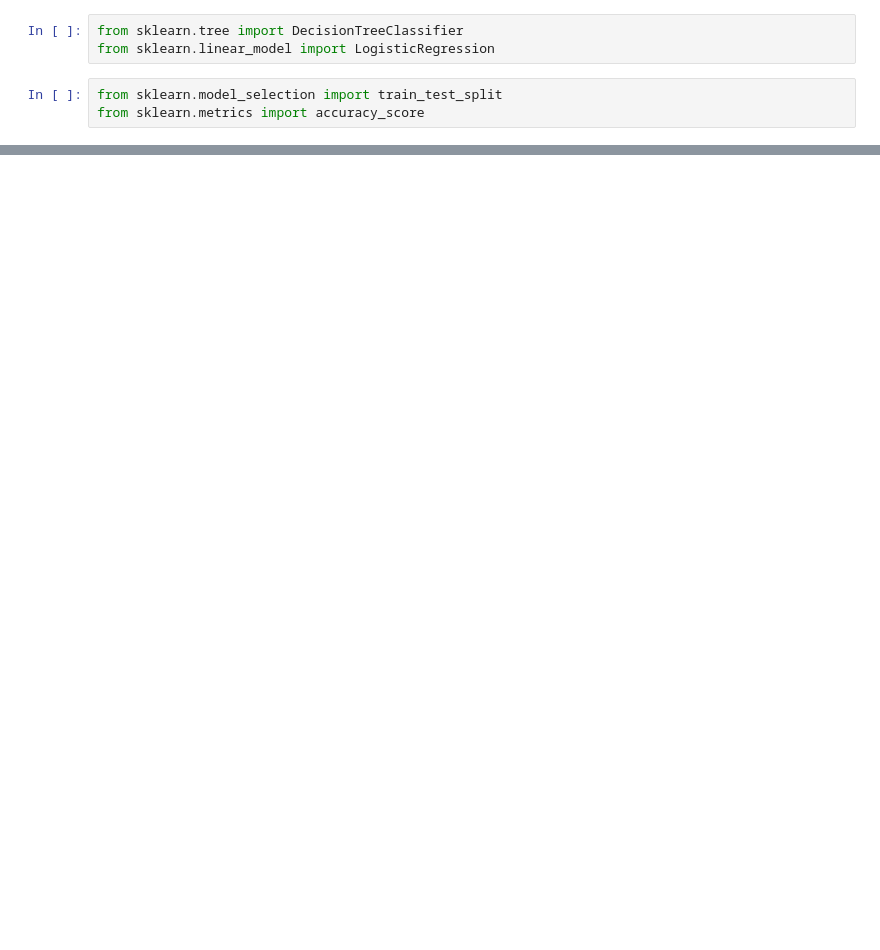
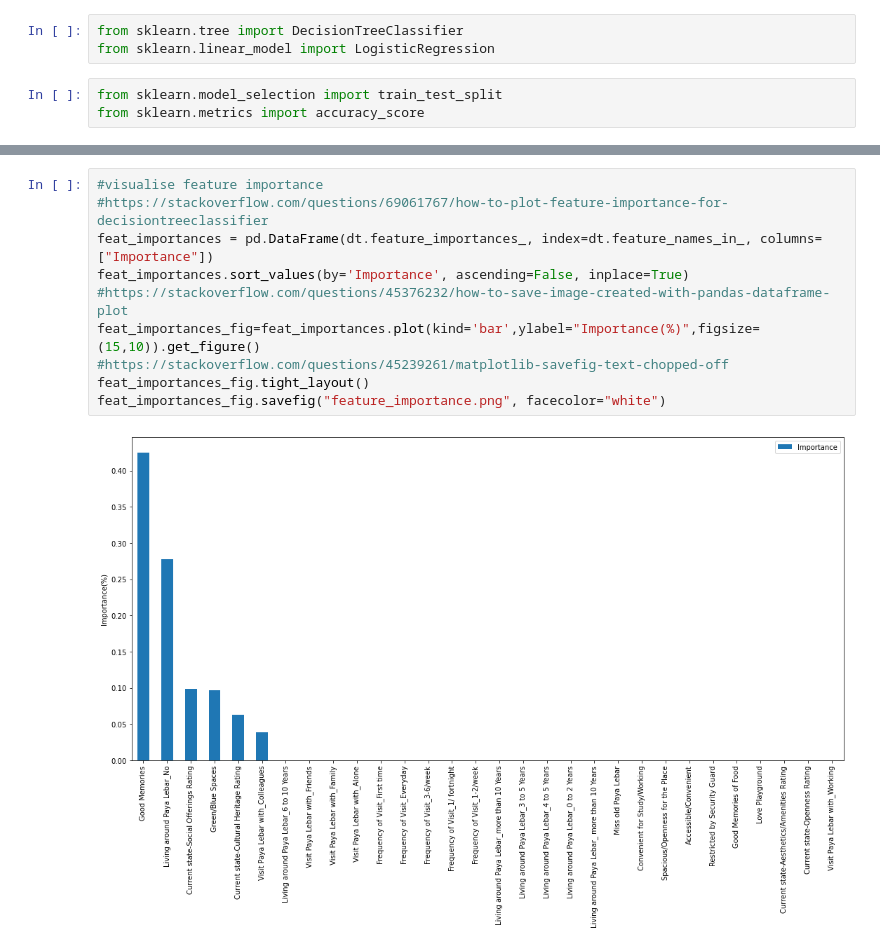
Before and after one commit to wanning-lee-2018/SMT202Proj, a Jupyter notebook: DT_LR.ipynb, the cells around one changed output, grey strips where cells are left out. Drawn from its saved outputs; the diff is of its cells as text; blank space fills up the shorter version.

```diff
--- a/DT_LR.ipynb
+++ b/DT_LR.ipynb
@@ -157 +214,13 @@ Who they visit paya lebar with_Working   : 0.0
+# %%
+#visualise feature importance
+#https://stackoverflow.com/questions/69061767/how-to-plot-feature-importance-for-decisiontreeclassifier
+feat_importances = pd.DataFrame(dt.feature_importances_, index=dt.feature_names_in_, columns=["Importance"])
+feat_importances.sort_values(by='Importance', ascending=False, inplace=True)
+#https://stackoverflow.com/questions/45376232/how-to-save-image-created-with-pandas-dataframe-plot
+feat_importances_fig=feat_importances.plot(kind='bar',ylabel="Importance(%)",figsize=(15,10)).get_figure()
+#https://stackoverflow.com/questions/45239261/matplotlib-savefig-text-chopped-off
+feat_importances_fig.tight_layout()
+feat_importances_fig.savefig("feature_importance.png", facecolor="white")
+# %% [output]
+[figure, added]
 # %%
```
Also changed, not shown: parts of 19 cells of this notebook, 4 other files.
